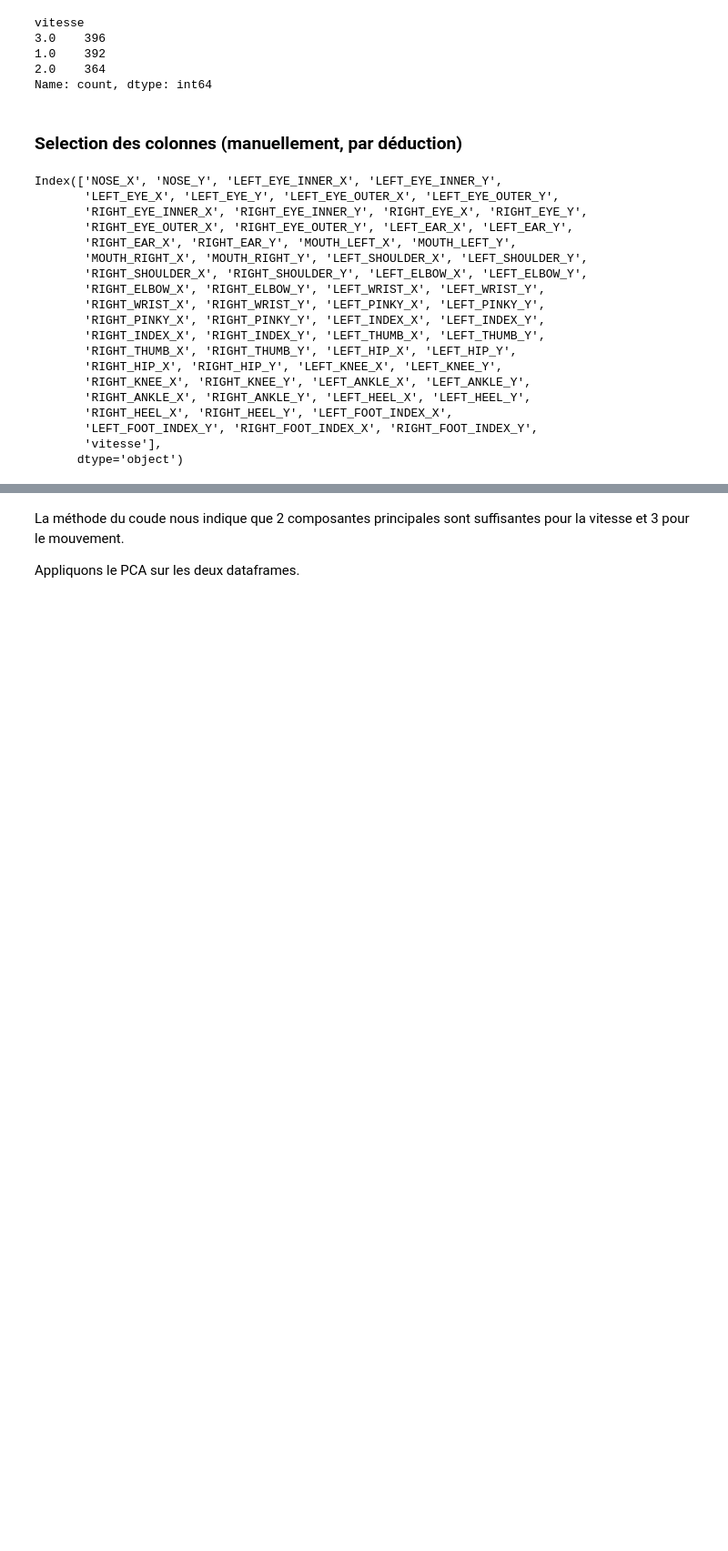
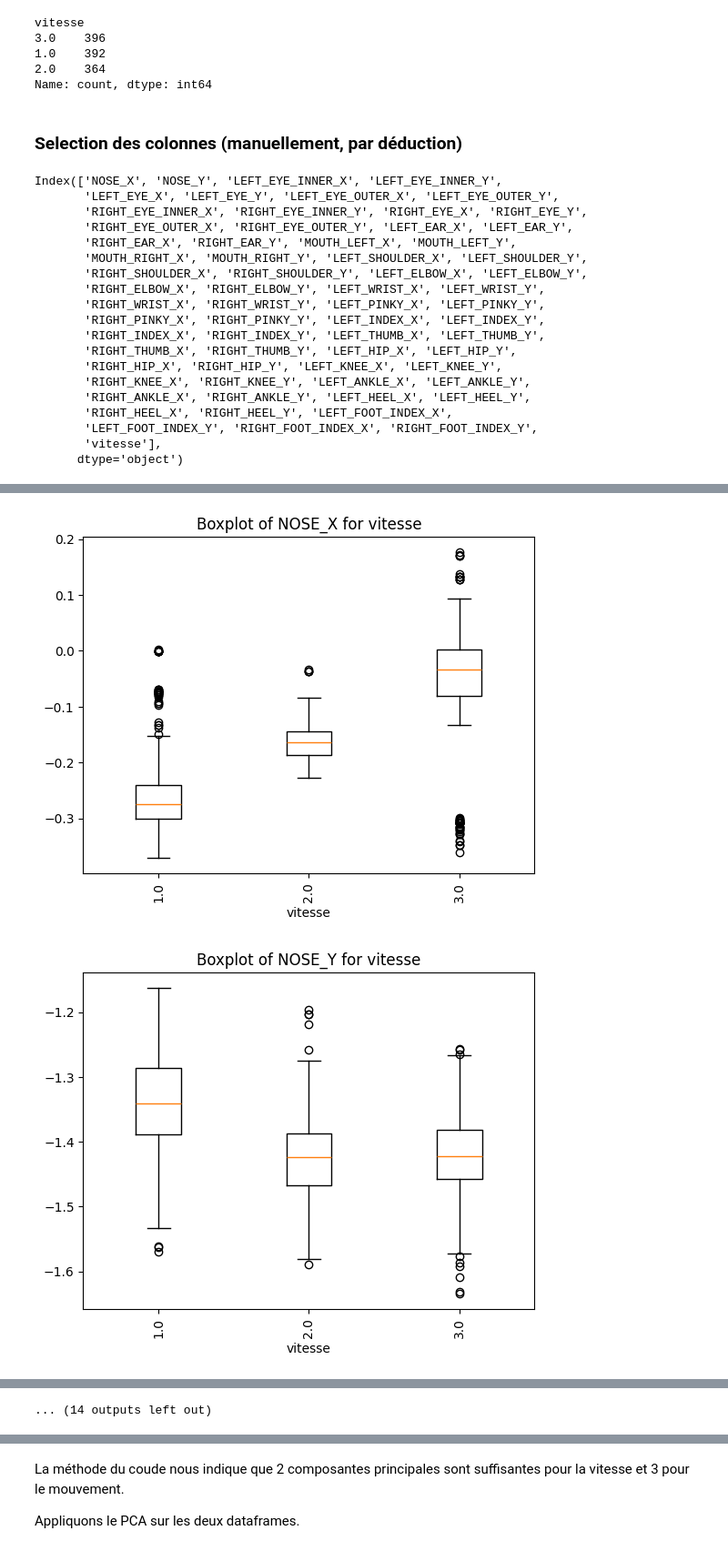
Before and after one commit to Neirpy/projet_pluri_2, a Jupyter notebook: IA/data_preprocessing.ipynb, the cells around one changed output, grey strips where cells are left out. Shown at 91% size. Saved outputs shown, nothing was run; the diff lists cells and outputs as text; code cells hidden in the pictures; blank space fills up the shorter version.

```diff
--- a/IA/data_preprocessing.ipynb
+++ b/IA/data_preprocessing.ipynb
@@ -273,0 +295,5 @@ df_speed_normalize_filter = filter_columns(df_speed_normalize, *list_speed)
+# %%
+boxplot(df_speed_normalize_filter, "vitesse")
+# %% [output]
+[figure, added]
+[figure, added]
@@ -273,0 +310 @@ df_speed_normalize_filter = filter_columns(df_speed_normalize, *list_speed)
+... (14 outputs left out)
```
Also changed, not shown: parts of 28 cells of this notebook, 3 other files.
